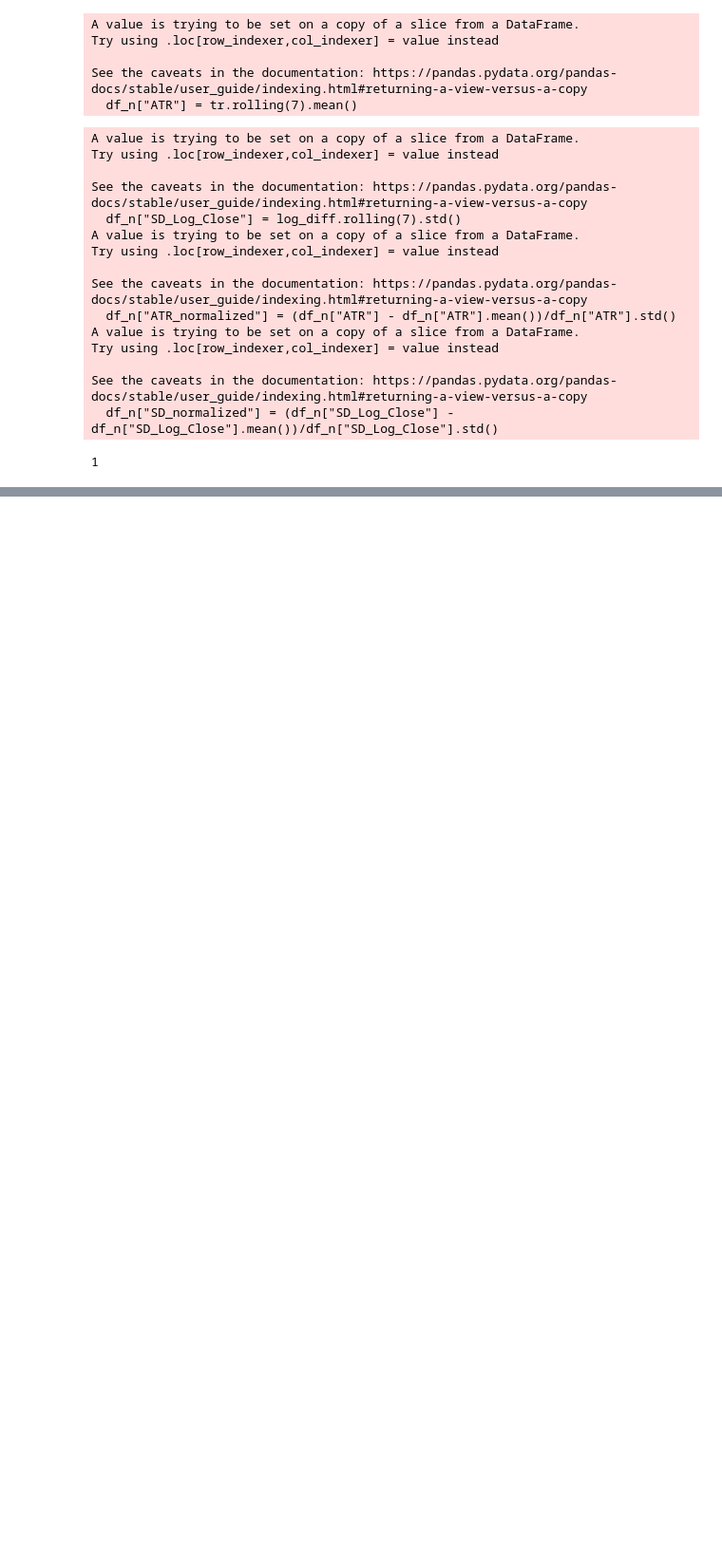
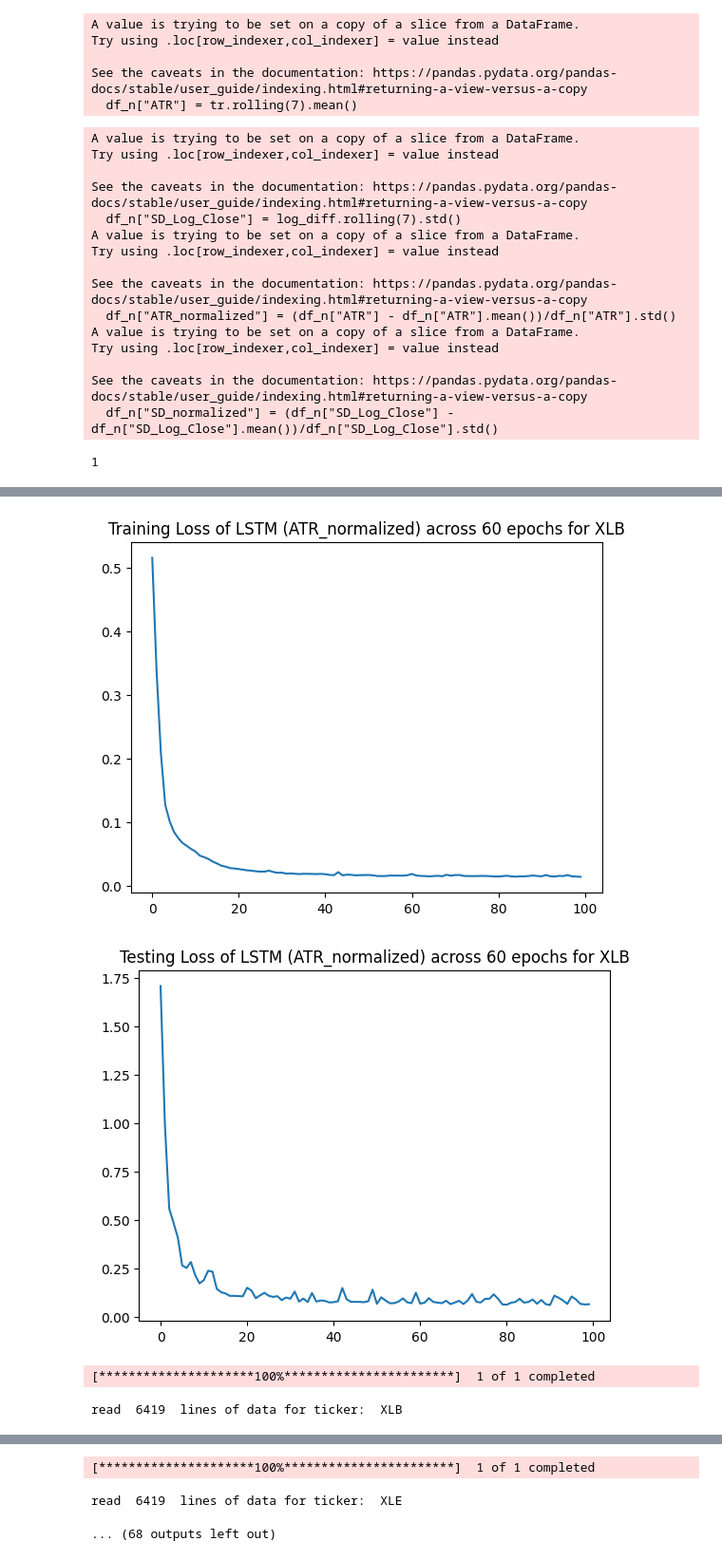
Before and after one commit to AkshayMurthy1/lstm-atr-prediction, a Jupyter notebook: stock-data/get_stock_data.ipynb, the cells around one changed output, grey strips where cells are left out. Shown at 95% size. Saved outputs shown, nothing was run; the diff lists cells and outputs as text; code cells hidden in the pictures; blank space fills up the shorter version.

```diff
--- a/stock-data/get_stock_data.ipynb
+++ b/stock-data/get_stock_data.ipynb
@@ -597,0 +592,9 @@ Training Loss: 0.18799636522307991
+# %%
+etfs = ['XLB','XLE','XLF','XLI','XLP','XLV','XLY','XLU']
+metrics = ["ATR_normalized","SD_normalized"]
+df = pd.DataFrame({"etf":[],"metric":[],"train_loss":[],"test_loss":[]})
+for etf in etfs:
+    for metric in metrics:
+        train_loss_atr, test_loss_atr = pipeline(etf,start,end,metric=metric)
+        df.loc[len(df)] = [etf,train_loss_atr,test_loss_atr,metric,]
+# %% [output]
@@ -597,0 +635,4 @@ Training Loss: 0.18799636522307991
+[figure, added]
+[figure, added]
+[*********************100%***********************]  1 of 1 completed
+read  6419  lines of data for ticker:  XLB
@@ -597,0 +675,3 @@ Training Loss: 0.18799636522307991
+[*********************100%***********************]  1 of 1 completed
+read  6419  lines of data for ticker:  XLE
+... (68 outputs left out)
```
Also changed, not shown: parts of 15 cells of this notebook, 2 other files.
